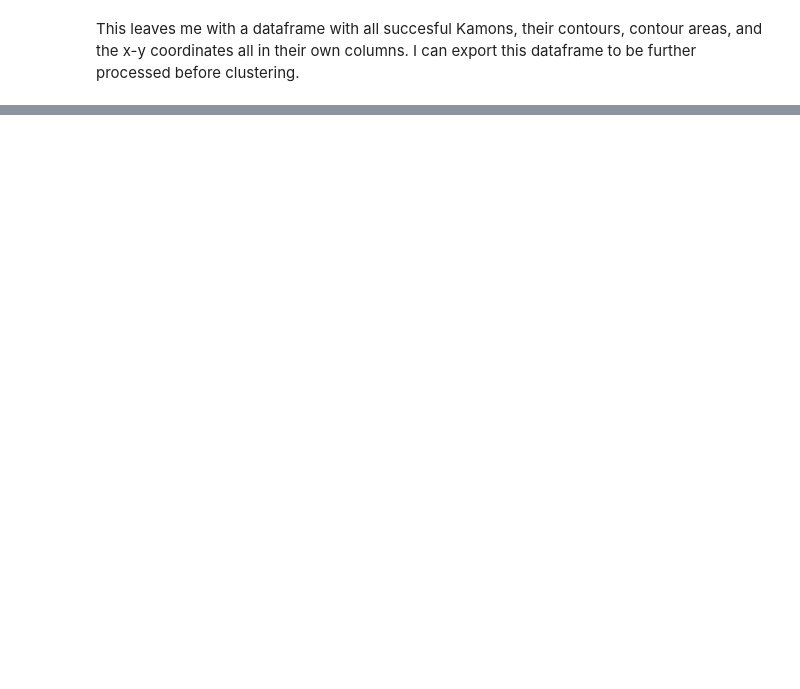
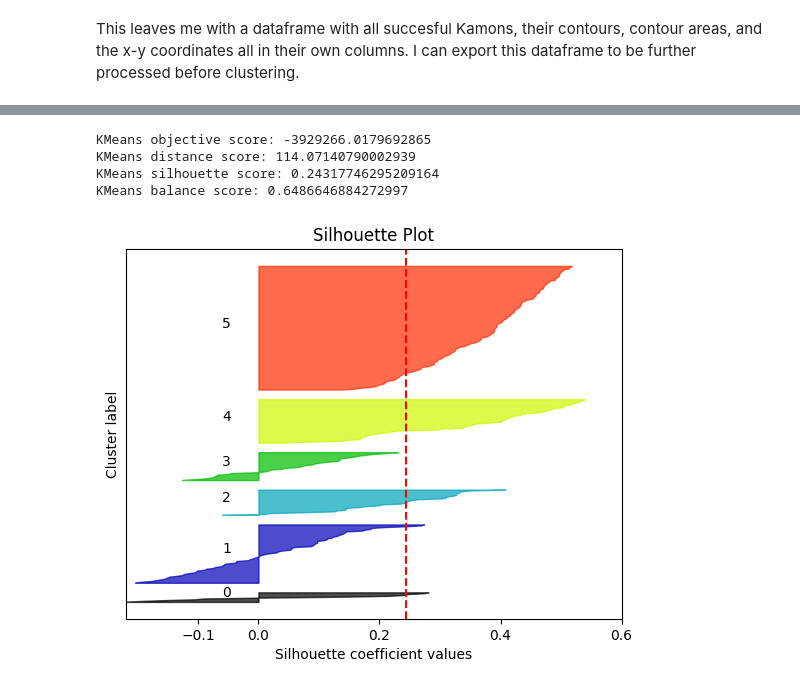
Before and after one commit to Machine-Learning-Parsons-Fall-2025/Project-OpenCV, a Jupyter notebook: silhouettes.ipynb, the cells around one changed output, grey strips where cells are left out. Drawn from its saved outputs; the diff is of its cells as text; code cells hidden in the pictures; blank space fills up the shorter version.

Commit message:
further contour processing and kmeans clustering

```diff
--- a/silhouettes.ipynb
+++ b/silhouettes.ipynb
@@ -286,0 +490,15 @@ random_subset_contours_df.to_csv("random_subset_contours.csv", index=False)
+# %%
+#arrange points by angle (which was done in a previous step, but maybe not for this data, which is taken from the contour column)
+
+# TODO: got through each row,
+#       turn vals into points (unflatten),
+#       sort points by angle,
+#       turn points into vals (flatten)
+
+centered_sorted_df = centered_df.copy()
+
+for idx, row in centered_sorted_df.iterrows():
+    points = unflatten(row.tolist())
+    sorted_points = sort_by_angle(points)
+    flattened_sorted_points = flatten(sorted_points)
+    centered_sorted_df.iloc[idx] = flattened_sorted_points
@@ -286,0 +515,4 @@ random_subset_contours_df.to_csv("random_subset_contours.csv", index=False)
+# %%
+#add back to dataframe with file names
+final_df = pd.concat([contours_df[['file_name', 'file_path']], centered_sorted_df], axis=1)
+final_df
@@ -286,0 +528,29 @@ random_subset_contours_df.to_csv("random_subset_contours.csv", index=False)
+# %%
+#features are the x and y coordinates of each point in the contour, so need to drop first two columns
+feature_df = final_df.drop(columns=['file_name', 'file_path'])
+feature_df
+feature_df.cov()
+# %%
+#let's try 6 clusters and see what we get
+
+n_cluster = 6
+km_model = KMeans(n_clusters=n_cluster, random_state=1010)
+
+#run model
+km_pred = km_model.fit_predict(feature_df)
+# %%
+#Score
+print("KMeans objective score:", km_model.score(feature_df))
+
+print("KMeans distance score:", distance_score(feature_df, km_pred))
+print("KMeans silhouette score:", silhouette_score(feature_df, km_pred))
+print("KMeans balance score:", balance_score(km_pred))
+# %% [output]
+KMeans objective score: -3929266.0179692865
+KMeans distance score: 114.07140790002939
+KMeans silhouette score: 0.24317746295209164
+KMeans balance score: 0.6486646884272997
+# %%
+display_silhouette_plots(feature_df, km_pred)
+# %% [output]
+[figure, added]
```
Also changed, not shown: parts of 39 cells of this notebook, 2 other files.
